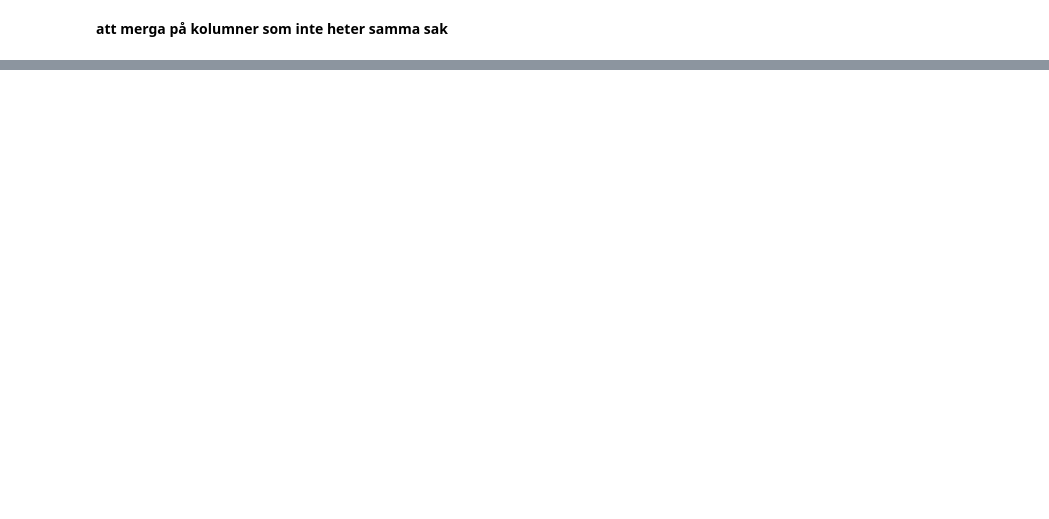
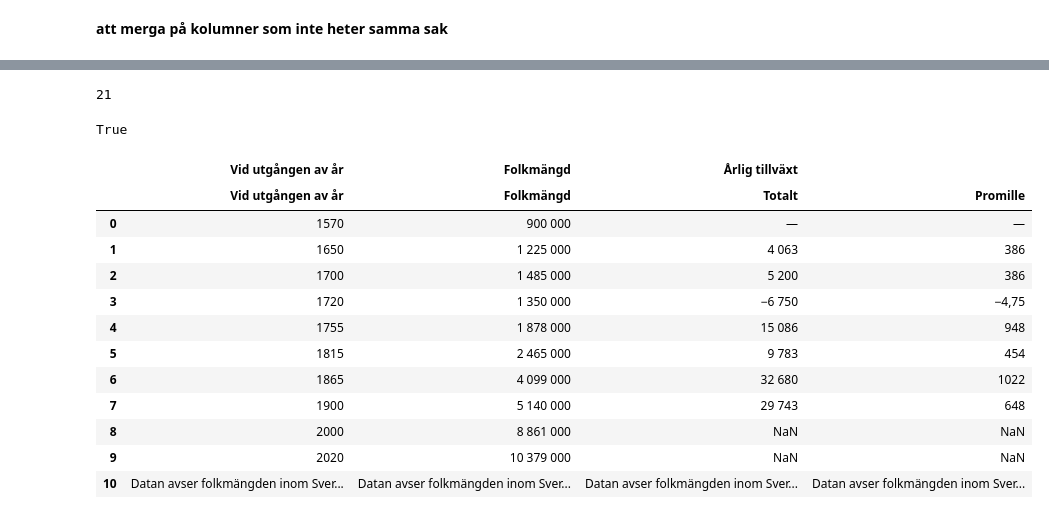
Before and after one commit to aleylani/Databehandling, a Jupyter notebook: code_alongs/L4_merge.ipynb, the cells around one changed output, grey strips where cells are left out. Drawn from its saved outputs; the diff is of its cells as text; code cells hidden in the pictures; blank space fills up the shorter version.

```diff
--- a/code_alongs/L4_merge.ipynb
+++ b/code_alongs/L4_merge.ipynb
@@ -643,0 +831,26 @@ pd.merge(left_df, right_df, left_on='key', right_on='nyckel')
+# %%
+swedish_demo = pd.read_html('https://sv.wikipedia.org/wiki/Sveriges_demografi')
+
+len(swedish_demo)
+# %% [output]
+21
+# %%
+isinstance(swedish_demo, list)
+# %% [output]
+True
+# %%
+swedish_demo[1]
+# %% [output]
+|  | Vid utgången av år | Folkmängd | Årlig tillväxt |  |
+|  | Vid utgången av år | Folkmängd | Totalt | Promille |
+| 0 | 1570 | 900 000 | — | — |
+| 1 | 1650 | 1 225 000 | 4 063 | 386 |
+| 2 | 1700 | 1 485 000 | 5 200 | 386 |
+| 3 | 1720 | 1 350 000 | −6 750 | −4,75 |
+| 4 | 1755 | 1 878 000 | 15 086 | 948 |
+| 5 | 1815 | 2 465 000 | 9 783 | 454 |
+| 6 | 1865 | 4 099 000 | 32 680 | 1022 |
+| 7 | 1900 | 5 140 000 | 29 743 | 648 |
+| 8 | 2000 | 8 861 000 | NaN | NaN |
+| 9 | 2020 | 10 379 000 | NaN | NaN |
+| 10 | Datan avser folkmängden inom Sver... | Datan avser folkmängden inom Sver... | Datan avser folkmängden inom Sver... | Datan avser folkmängden inom Sver... |
```
Also changed, not shown: parts of 59 cells of this notebook.
